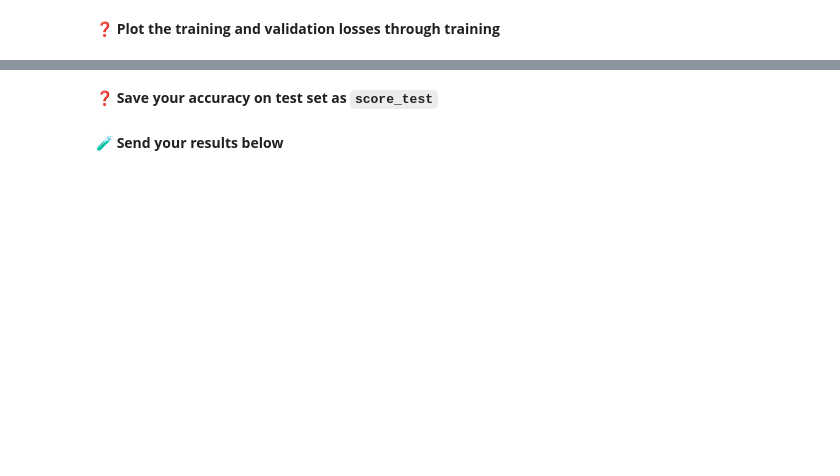
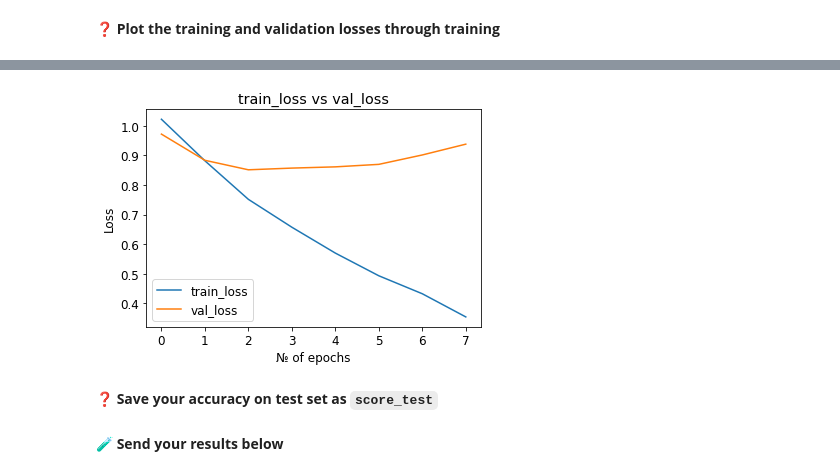
Before and after one commit to Alexey-Nick-Novikov/data-certification-exam, a Jupyter notebook: recurrent_neural_network/lyrics_detector.ipynb, the cells around one changed output, grey strips where cells are left out. Drawn from its saved outputs; the diff is of its cells as text; code cells hidden in the pictures; blank space fills up the shorter version.

Commit message:
First model - overfitting

```diff
--- a/recurrent_neural_network/lyrics_detector.ipynb
+++ b/recurrent_neural_network/lyrics_detector.ipynb
@@ -329,0 +353,7 @@ with open("data_lyrics_solution.pickle", "rb") as file:
+# %%
+# YOUR CODE HERE
+dummy_clf = DummyClassifier(strategy="stratified")
+dummy_clf.fit(X_train, y_train)
+
+score_baseline = dummy_clf.score(X_train, y_train)
+score_baseline
@@ -337,0 +368,17 @@ with open("data_lyrics_solution.pickle", "rb") as file:
+# %%
+# YOUR CODE HERE
+model = Sequential()
+
+model.add(Masking(mask_value=0, input_shape=(300, 100)))
+
+model.add(LSTM(units=20, activation = 'tanh'))
+
+model.add(Dense(units=100, activation='relu'))
+
+model.add(Dense(units=3, activation='sigmoid'))
+
+model.compile(loss='categorical_crossentropy',
+             optimizer='rmsprop',
+             metrics = 'accuracy')
+
+model.summary()
@@ -346,0 +409,9 @@ with open("data_lyrics_solution.pickle", "rb") as file:
+# %%
+# YOUR CODE HERE
+es = EarlyStopping(patience = 5, restore_best_weights=True)
+
+history = model.fit(X_train, y_train,
+                   batch_size = 16,
+                   epochs = 1000,
+                   callbacks=es,
+                   validation_split=0.3)
@@ -349,13 +457,21 @@ with open("data_lyrics_solution.pickle", "rb") as file:
 # %%
 # Plot below your train/val loss history
 # YOUR CODE HERE
-# YOUR CODE HERE
-# YOUR CODE HERE
+plt.rc('font', size=12)
 
+plt.plot(history.history['loss'], label='train_loss')
+plt.plot(history.history['val_loss'], label='val_loss')
+
+plt.legend()
+plt.title("train_loss vs val_loss")
+plt.xlabel("№ of epochs")
+plt.ylabel("Loss")
 
 # Run also this code to save figure as jpg in path below (it's your job to ensure it works)
 fig = plt.gcf()
 plt.savefig("tests/history.png")
+# %% [output]
+[figure, added]
 # %% [markdown]
 ❓ **Save your accuracy on test set as `score_test`**
 # %%
```
Also changed, not shown: parts of 9 cells of this notebook, 1 other file.
